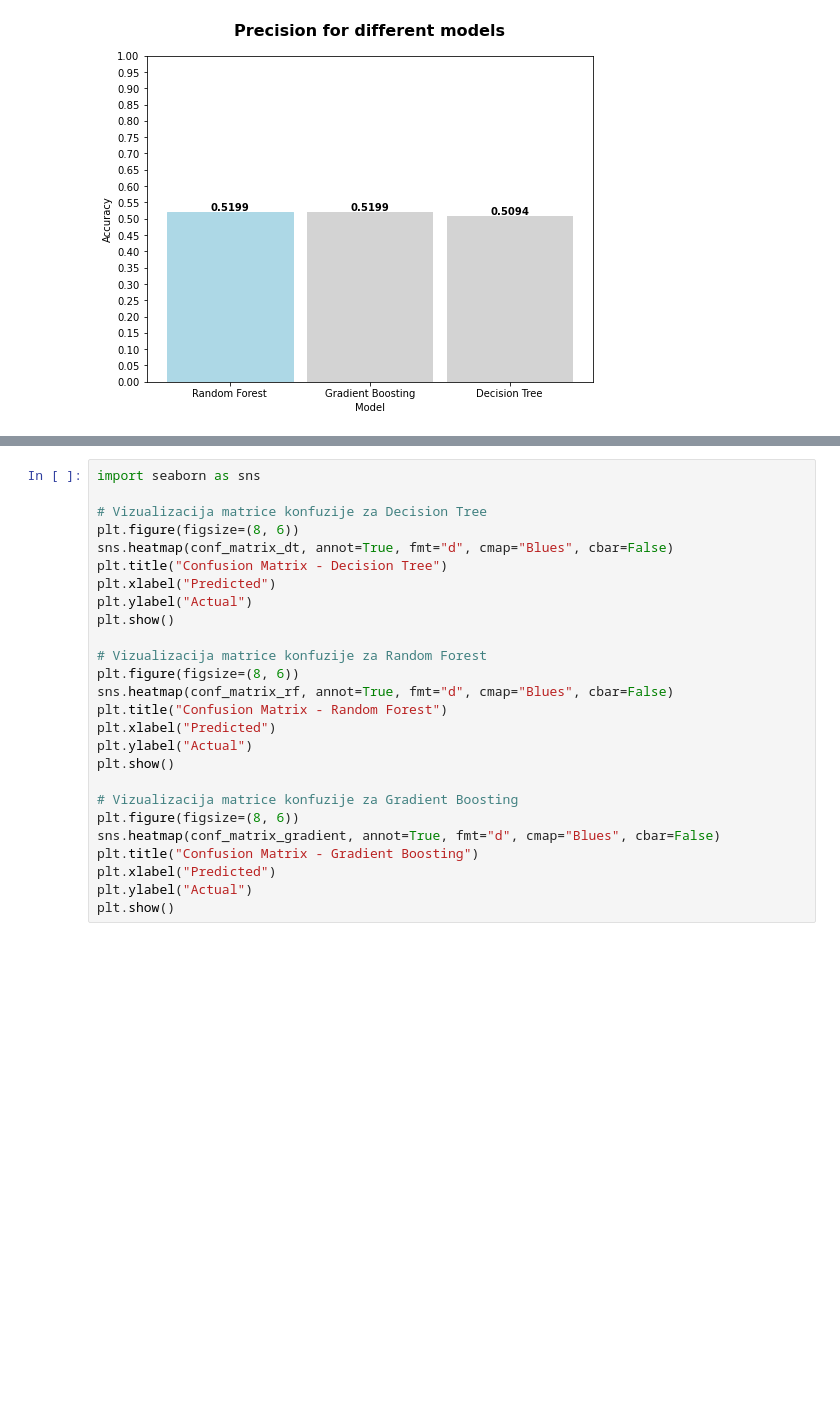
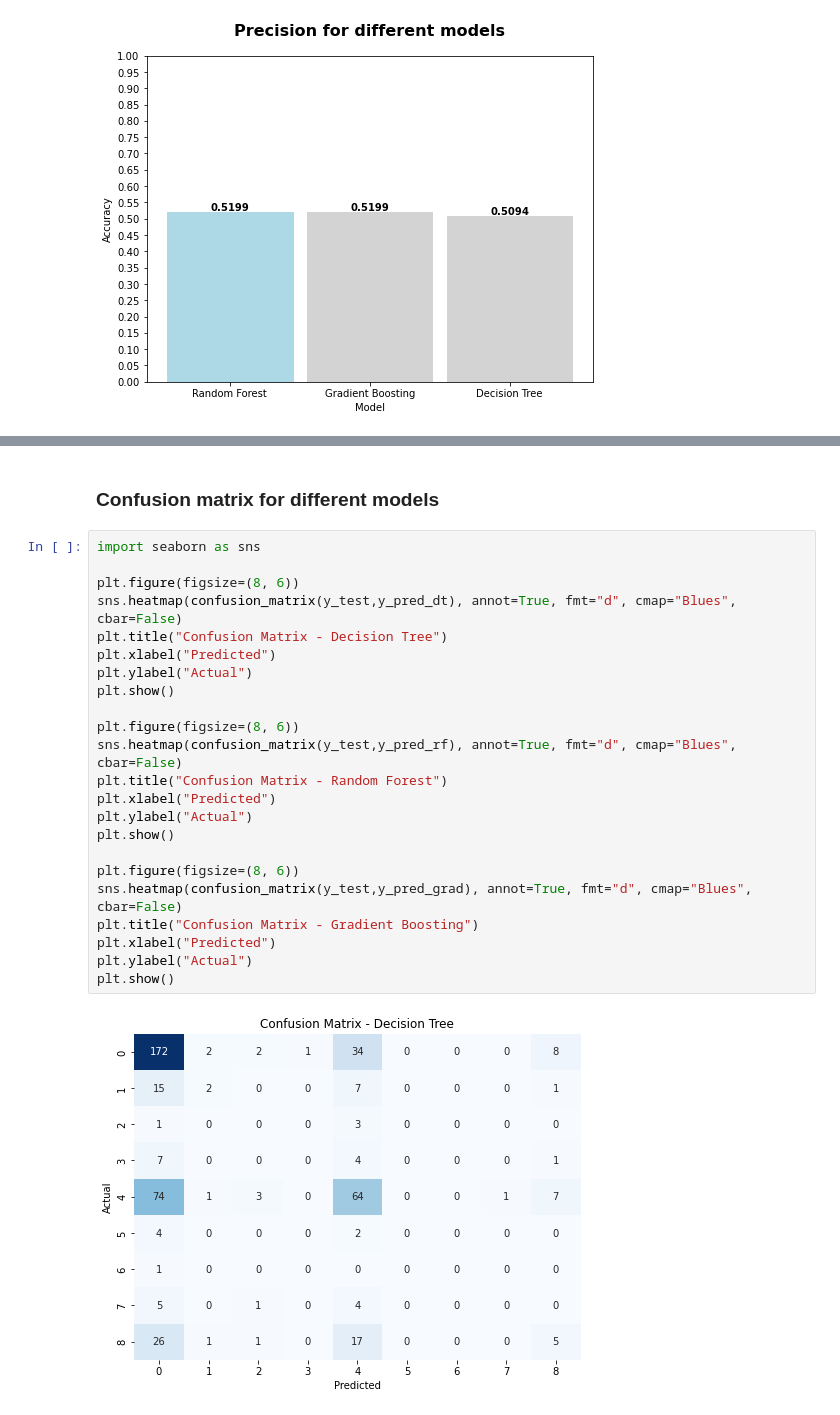
Before and after one commit to Milica19105/cbs, a Jupyter notebook: CBS_interview_task.ipynb, the cells around one changed output, grey strips where cells are left out. Cells and saved outputs as stored; diff of their text form; blank space fills up the shorter version.

```diff
--- a/CBS_interview_task.ipynb
+++ b/CBS_interview_task.ipynb
@@ -603,29 +604,30 @@ for i, v in enumerate(recall_scores):
 plt.show()
 # %% [output]
 [figure]
+# %% [markdown]
+### Confusion matrix for different models
 # %%
 import seaborn as sns
 
-# Vizualizacija matrice konfuzije za Decision Tree
 plt.figure(figsize=(8, 6))
-sns.heatmap(conf_matrix_dt, annot=True, fmt="d", cmap="Blues", cbar=False)
+sns.heatmap(confusion_matrix(y_test,y_pred_dt), annot=True, fmt="d", cmap="Blues", cbar=False)
 plt.title("Confusion Matrix - Decision Tree")
 plt.xlabel("Predicted")
 plt.ylabel("Actual")
 plt.show()
 
-# Vizualizacija matrice konfuzije za Random Forest
 plt.figure(figsize=(8, 6))
-sns.heatmap(conf_matrix_rf, annot=True, fmt="d", cmap="Blues", cbar=False)
+sns.heatmap(confusion_matrix(y_test,y_pred_rf), annot=True, fmt="d", cmap="Blues", cbar=False)
 plt.title("Confusion Matrix - Random Forest")
 plt.xlabel("Predicted")
 plt.ylabel("Actual")
 plt.show()
 
-# Vizualizacija matrice konfuzije za Gradient Boosting
 plt.figure(figsize=(8, 6))
-sns.heatmap(conf_matrix_gradient, annot=True, fmt="d", cmap="Blues", cbar=False)
+sns.heatmap(confusion_matrix(y_test,y_pred_grad), annot=True, fmt="d", cmap="Blues", cbar=False)
 plt.title("Confusion Matrix - Gradient Boosting")
 plt.xlabel("Predicted")
 plt.ylabel("Actual")
 plt.show()
+# %% [output]
+[figure, added]
```
Also changed, not shown: parts of 2 cells of this notebook.
